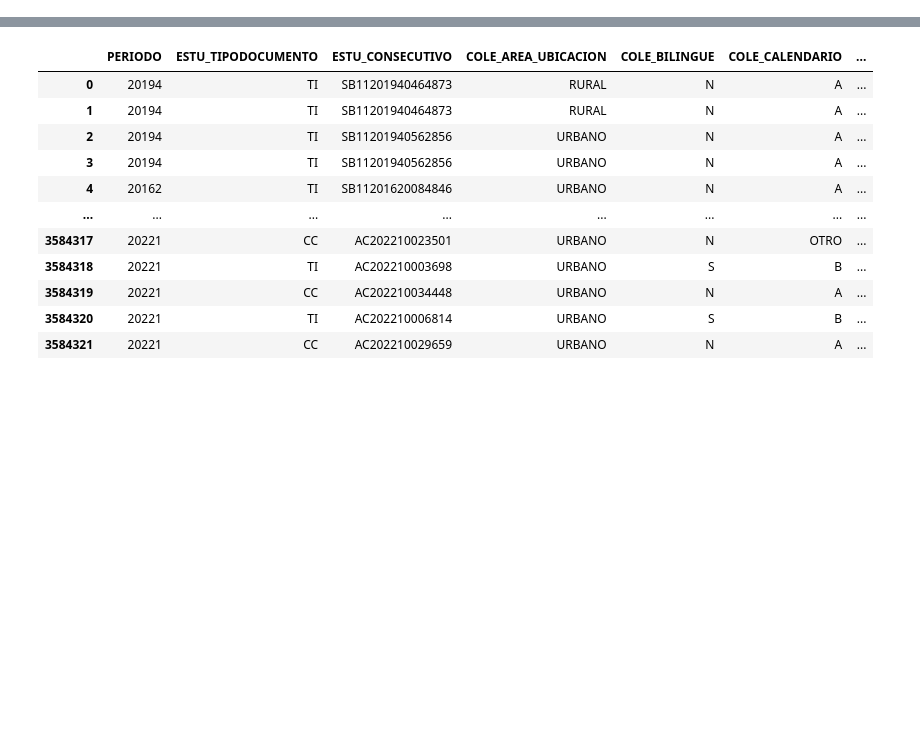
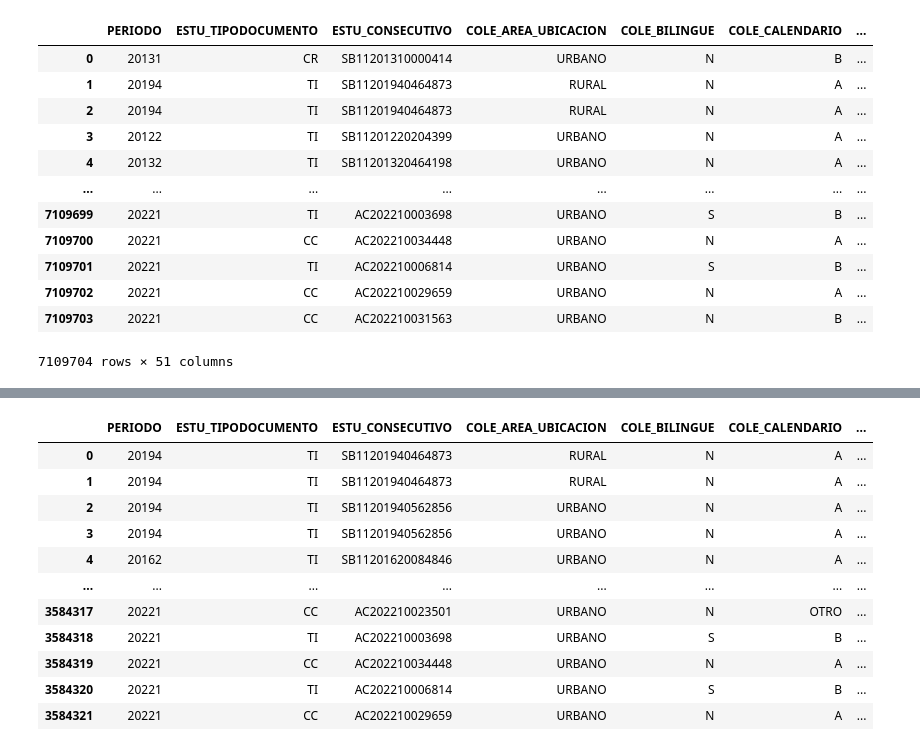
Before and after one commit to lunajimenez/CoAfinia-2024, a Jupyter notebook: backend/01_saber_11.ipynb, the cells around one changed output, grey strips where cells are left out. Cells and saved outputs as stored; diff of their text form; code cells hidden in the pictures; blank space fills up the shorter version.

```diff
--- a/backend/01_saber_11.ipynb
+++ b/backend/01_saber_11.ipynb
@@ -1,2 +7,19 @@
+# %%
+df = pd.read_csv('data/Resultados__nicos_Saber_11_20240719.csv')
+df
+# %% [output]
+|  | PERIODO | ESTU_TIPODOCUMENTO | ESTU_CONSECUTIVO | COLE_AREA_UBICACION | COLE_BILINGUE | COLE_CALENDARIO | ... |
+| 0 | 20131 | CR | SB11201310000414 | URBANO | N | B | ... |
+| 1 | 20194 | TI | SB11201940464873 | RURAL | N | A | ... |
+| 2 | 20194 | TI | SB11201940464873 | RURAL | N | A | ... |
+| 3 | 20122 | TI | SB11201220204399 | URBANO | N | A | ... |
+| 4 | 20132 | TI | SB11201320464198 | URBANO | N | A | ... |
+| ... | ... | ... | ... | ... | ... | ... | ... |
+| 7109699 | 20221 | TI | AC202210003698 | URBANO | S | B | ... |
+| 7109700 | 20221 | CC | AC202210034448 | URBANO | N | A | ... |
+| 7109701 | 20221 | TI | AC202210006814 | URBANO | S | B | ... |
+| 7109702 | 20221 | CC | AC202210029659 | URBANO | N | A | ... |
+| 7109703 | 20221 | CC | AC202210031563 | URBANO | N | B | ... |
+7109704 rows × 51 columns
 # %%
 df.isnull().sum()
```
Also changed, not shown: parts of 9 cells of this notebook.
